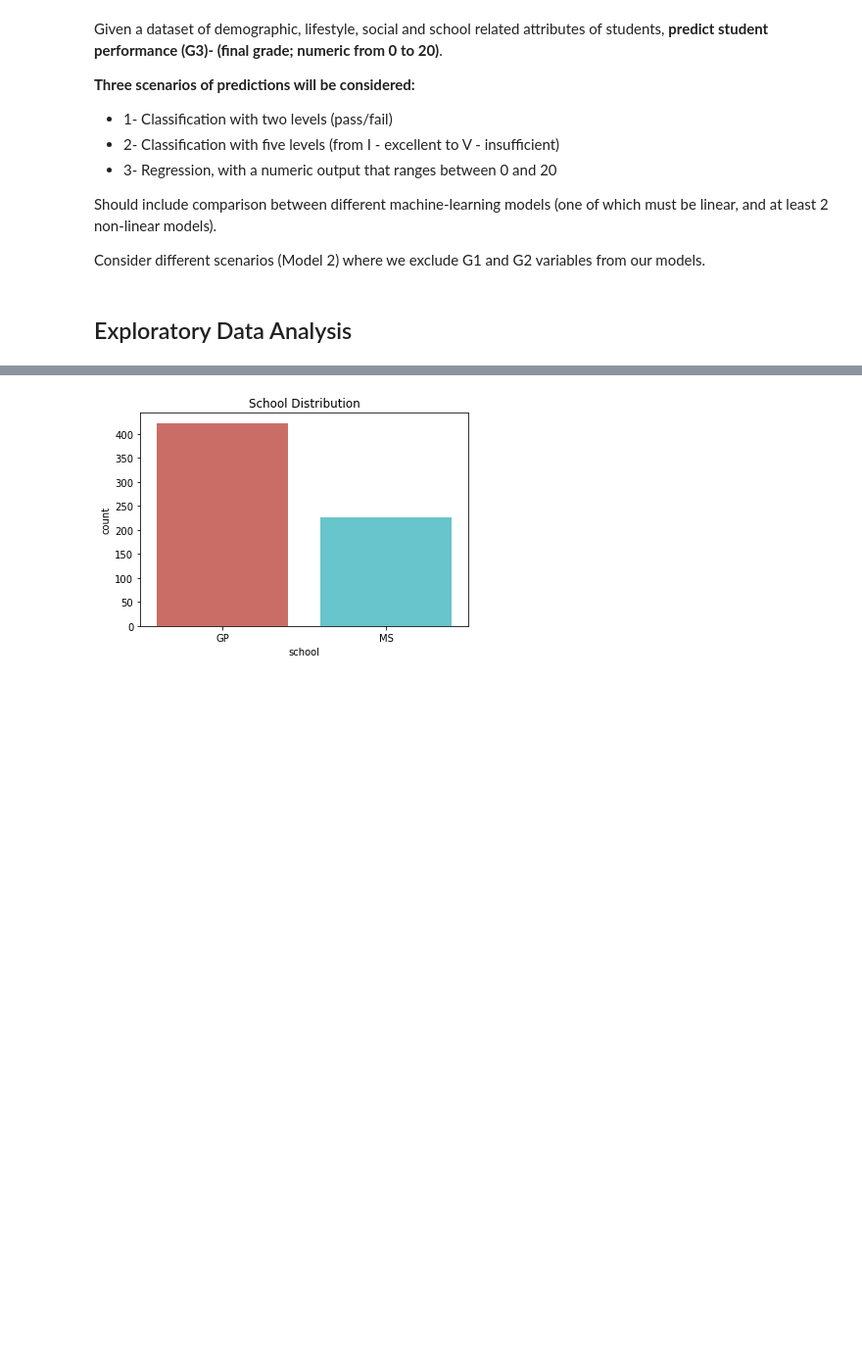
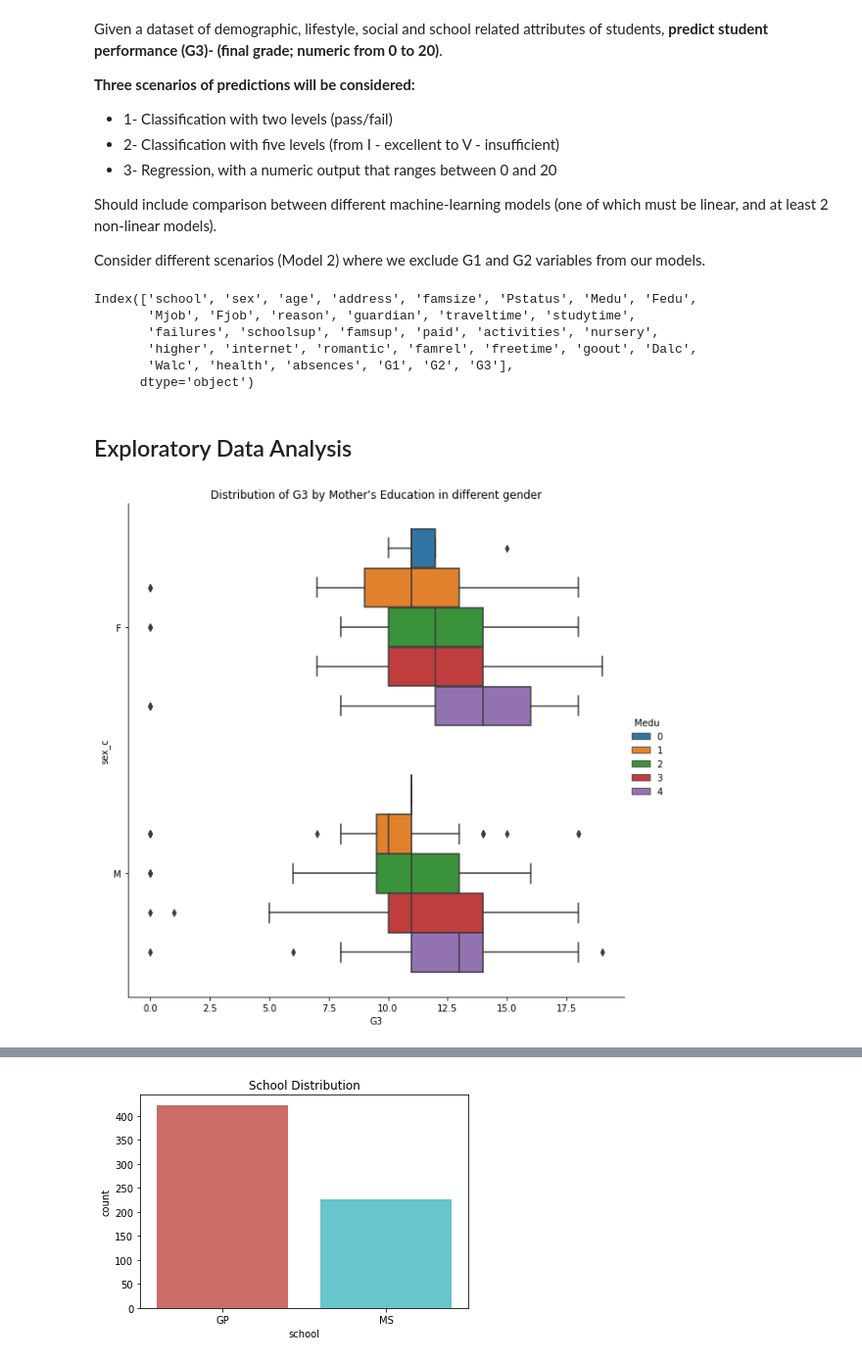
Before and after one commit to stephyap/ph1978L_finalproject, a Jupyter notebook: ph1978L_finalproject.ipynb, the cells around one changed output, grey strips where cells are left out. Shown at 98% size. Drawn from its saved outputs; the diff is of its cells as text; code cells hidden in the pictures; blank space fills up the shorter version.

Commit message:
added additional graphs

```diff
--- a/ph1978L_finalproject.ipynb
+++ b/ph1978L_finalproject.ipynb
@@ -44,5 +44,23 @@ warnings.filterwarnings(action= 'ignore')
 df = pd.read_csv("./Data/school_grades_dataset.csv")
 # df = pd.read_csv("/Users/joy4031/OneDrive - The University of Texas Health Science Center at Houston/F21/1978/school_grades_dataset.csv")
 # df = pd.read_csv("/Users/hunter/Downloads/school_grades_dataset.csv")
+# %%
+df.columns
+# %% [output]
+Index(['school', 'sex', 'age', 'address', 'famsize', 'Pstatus', 'Medu', 'Fedu',
+       'Mjob', 'Fjob', 'reason', 'guardian', 'traveltime', 'studytime',
+       'failures', 'schoolsup', 'famsup', 'paid', 'activities', 'nursery',
+       'higher', 'internet', 'romantic', 'famrel', 'freetime', 'goout', 'Dalc',
+       'Walc', 'health', 'absences', 'G1', 'G2', 'G3'],
+      dtype='object')
 # %% [markdown]
 ## Exploratory Data Analysis
+# %%
+
+df['sex_c']=df['sex'].astype('category')
+
+g = sns.catplot(x="G3", y="sex_c", hue='Medu', kind="box", data=df, height=8)
+plt.title("Distribution of G3 by Mother's Education in different gender")
+plt.show(g)
+# %% [output]
+[figure, added]
```
Also changed, not shown: parts of 6 cells of this notebook.
